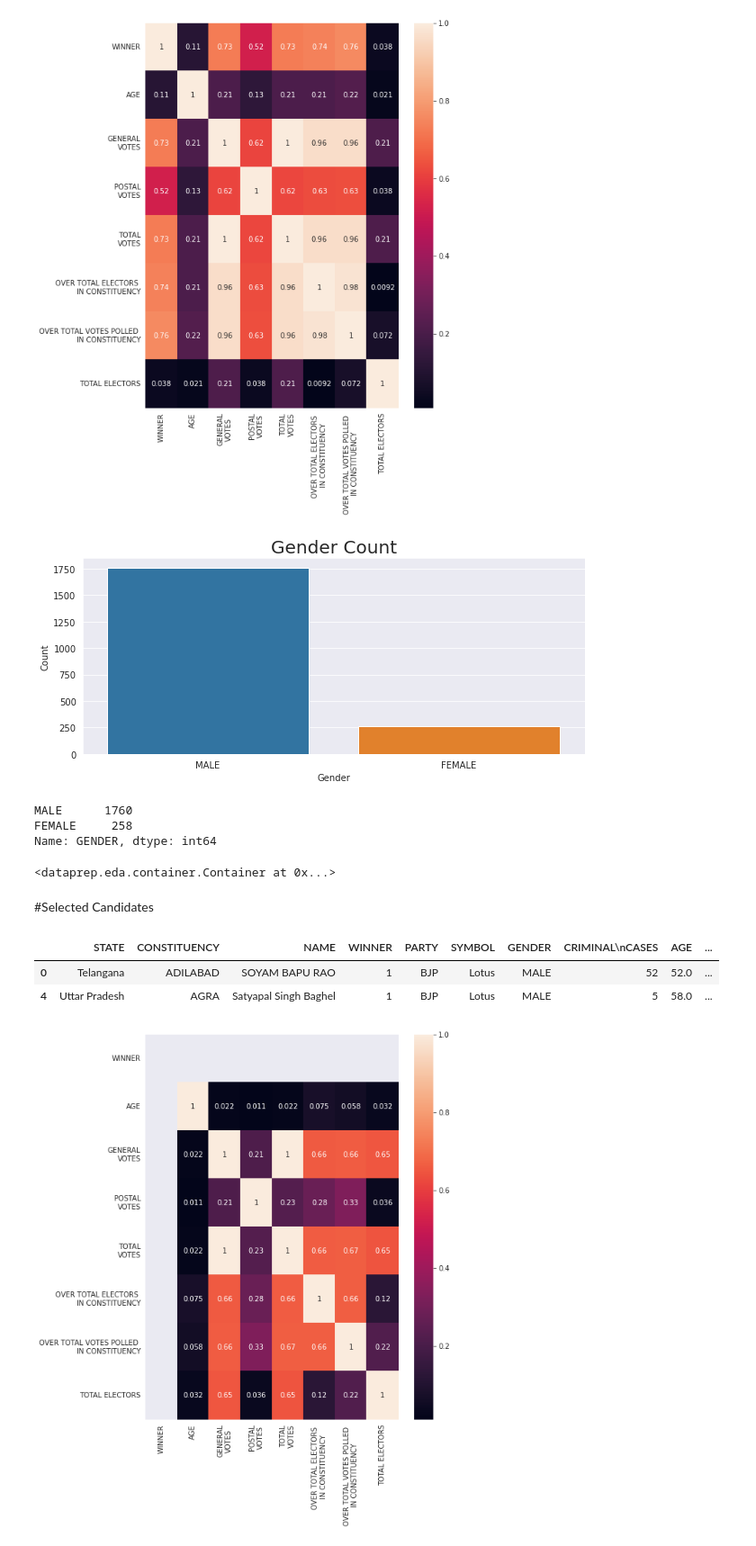
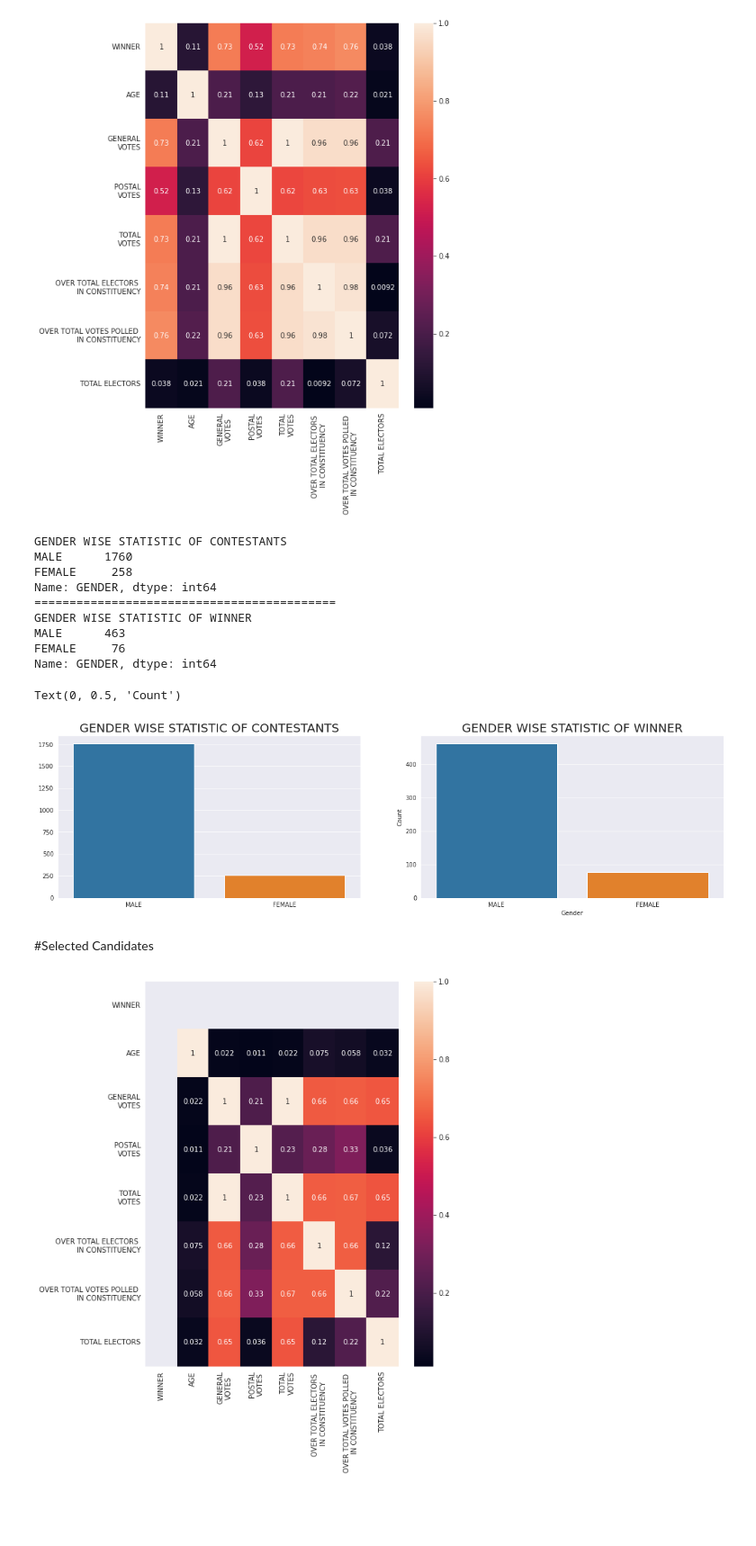
Before and after one commit to KalyaniTBhandwalkar/Assignment, a Jupyter notebook: LS_Data_analysis.ipynb, the cells around one changed output. Shown at 90% size. Cells and saved outputs as stored; diff of their text form; code cells hidden in the pictures; blank space fills up the shorter version.

Commit message:
Data visualization of Loksabha 2019 data

```diff
--- a/LS_Data_analysis.ipynb
+++ b/LS_Data_analysis.ipynb
@@ -33,5 +14,5 @@ from sklearn import preprocessing
 # %%
-df=pd.read_csv("/content/LS_2.0_(2).csv" )
+df=pd.read_csv("/content/LS_2.0.csv" )
 # %%
 df.head(2)
 # %% [output]
@@ -70,3 +51,6 @@ IN CONSTITUENCY  2263 non-null   float64
  18  TOTAL ELECTORS                            2263 non-null   int64
 dtypes: float64(3), int64(5), object(11)
 memory usage: 336.0+ KB
+# %%
+df. rename(columns = {'CRIMINAL\nCASES':'CRIMINAL_CASES'}, inplace = True)
+df.head(2)
@@ -119,27 +213,47 @@ plt.figure(figsize=(8,10))
 ax = sns.heatmap(corr_matrix,annot=True)
 # %% [output]
 [figure]
+# %%
+print('GENDER WISE STATISTIC OF CONTESTANTS')
+print( gen1)
+print("===========================================")
+print('GENDER WISE STATISTIC OF WINNER')
+print( gen2)
+# %% [output]
+GENDER WISE STATISTIC OF CONTESTANTS
+MALE      1760
+FEMALE     258
+Name: GENDER, dtype: int64
+===========================================
+GENDER WISE STATISTIC OF WINNER
+MALE      463
+FEMALE     76
+Name: GENDER, dtype: int64
 # %%
-Course  = df.GENDER.value_counts()
+fig, axes = plt.subplots(1, 2, figsize=(20,5))
+
+
+gen1  = df.GENDER.value_counts()
 sns.set_style("darkgrid")
-plt.figure(figsize=(10,4))
-sns.barplot(x=Course.index, y=Course .values)
-plt.title('Gender Count', fontsize = 20)
+#plt.figure(figsize=(10,4))
+sns.barplot(x=gen1.index, y=gen1.values,ax=axes[0])
+plt.xlabel('Gender')
+plt.ylabel('Count')
+
+axes[0].set_title('GENDER WISE STATISTIC OF CONTESTANTS', fontsize = 20)
+
+
+
+gen2  = df1.GENDER.value_counts()
+sns.set_style("darkgrid")
+#plt.figure(figsize=(10,4))
+sns.barplot(x=gen2.index, y=gen2.values,ax=axes[1])
+axes[1].set_title('GENDER WISE STATISTIC OF WINNER', fontsize = 20)
 plt.xlabel('Gender')
 
 plt.ylabel('Count')
-
-
-plt.show()
-print(Course)
 # %% [output]
+Text(0, 0.5, 'Count')
-[figure, old version]
+[figure, new version]
-MALE      1760
-FEMALE     258
-Name: GENDER, dtype: int64
-# %%
-plot(df)
-# %% [output]
-<dataprep.eda.container.Container at 0x...>
 # %% [markdown]
 #Selected Candidates
@@ -151,9 +260,3 @@ def target_col(PARTY):
-# %%
-df1.head(2)
-# %% [output]
-|  | STATE | CONSTITUENCY | NAME | WINNER | PARTY | SYMBOL | GENDER | CRIMINAL\nCASES | AGE | ... |
-| 0 | Telangana | ADILABAD | SOYAM BAPU RAO | 1 | BJP | Lotus | MALE | 52 | 52.0 | ... |
-| 4 | Uttar Pradesh | AGRA | Satyapal Singh Baghel | 1 | BJP | Lotus | MALE | 5 | 58.0 | ... |
 # %%
 corr_matrix = df1.corr().abs()
 plt.figure(figsize=(8,10))
```
Also changed, not shown: parts of 44 cells of this notebook.
